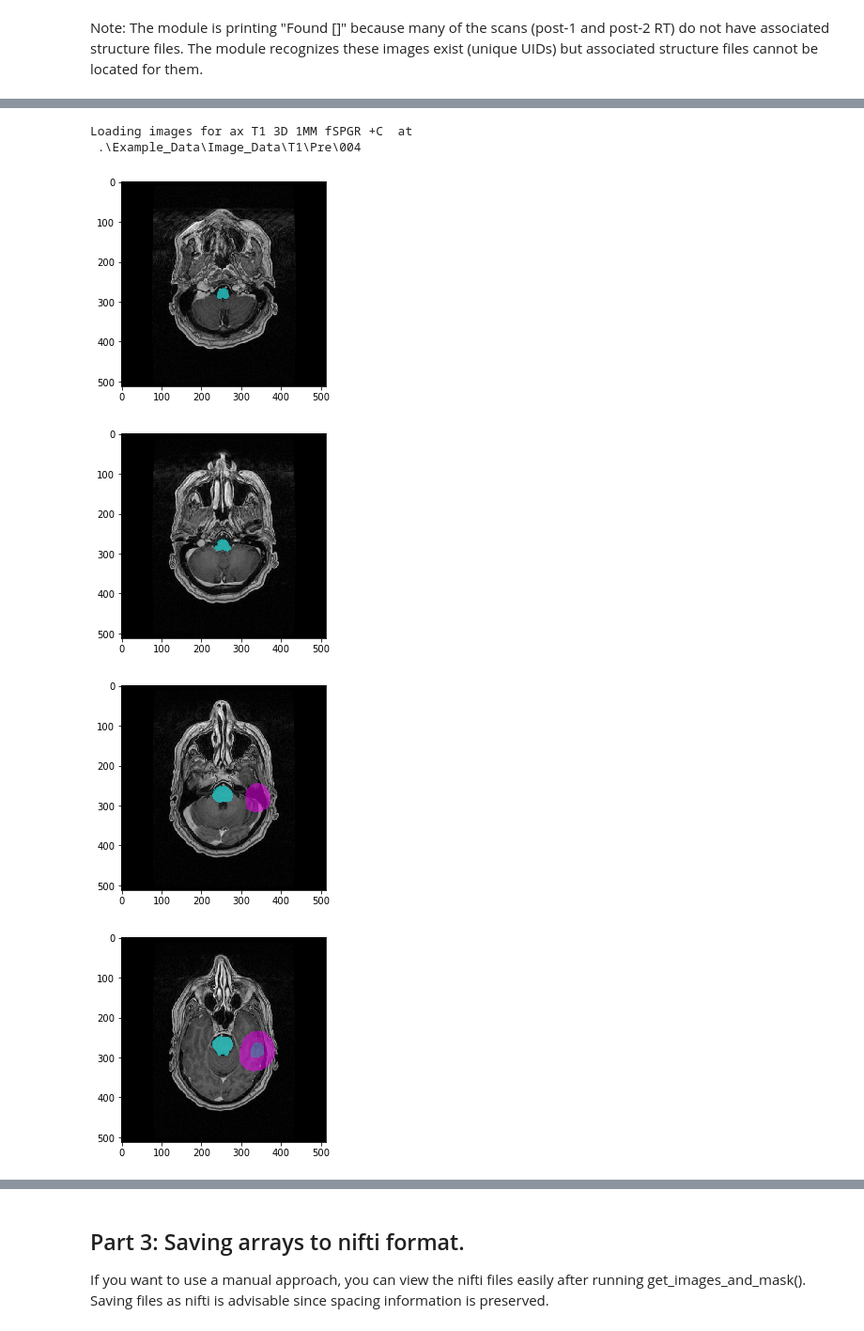
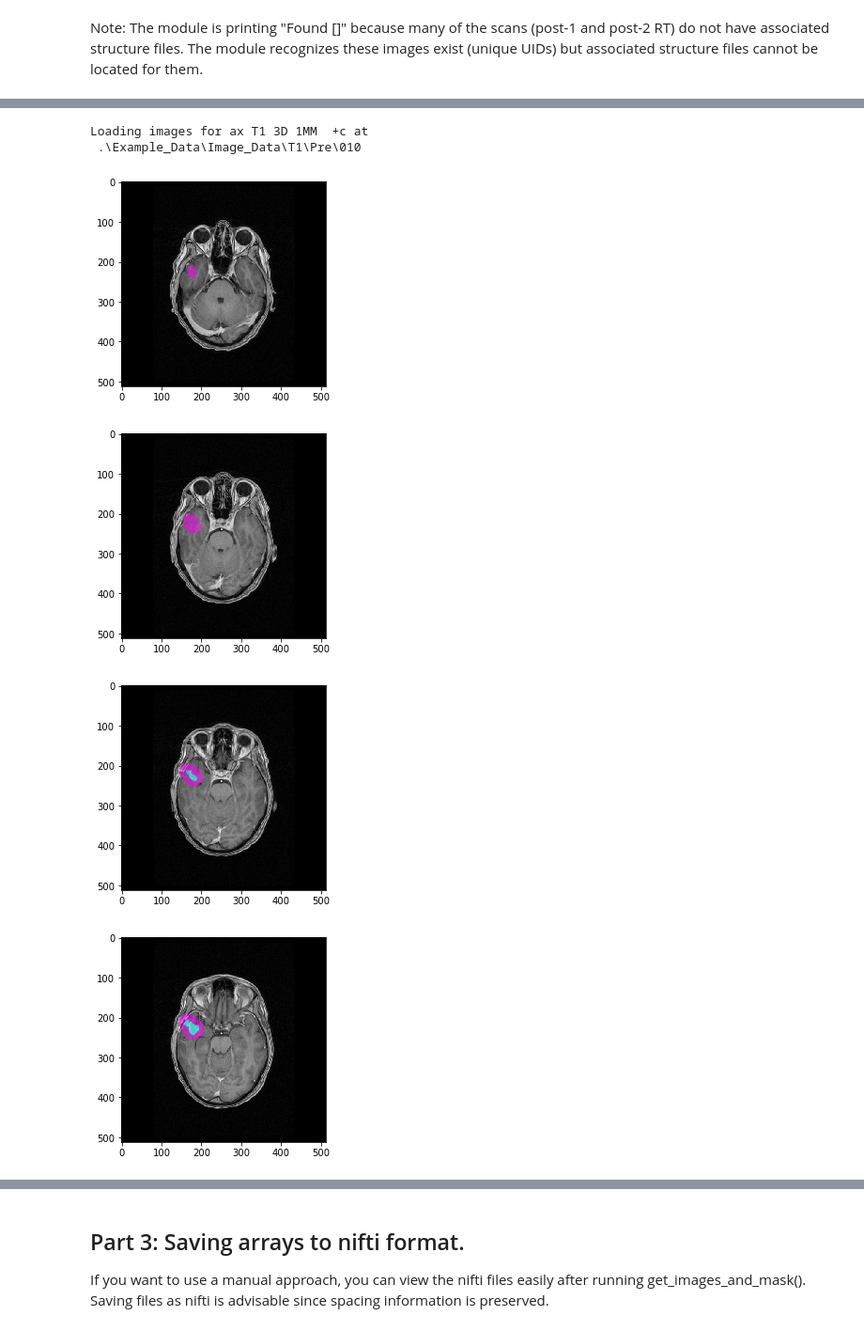
Before and after one commit to brianmanderson/Dicom_RT_and_Images_to_Mask, a Jupyter notebook: Examples/DICOMRTTool_manuscript.ipynb, the cells around one changed output, grey strips where cells are left out. Shown at 94% size. Cells and saved outputs as stored; diff of their text form; code cells hidden in the pictures.

Commit message:
Increased readability and made example more intuitive.

```diff
--- a/Examples/DICOMRTTool_manuscript.ipynb
+++ b/Examples/DICOMRTTool_manuscript.ipynb
@@ -216,6 +211,7 @@ From these ROIs, we will look for 3 in particular that describe the following re
 # %%
-Contour_Names = ['brainstem', 'high_dose', 'tumor']
+Contour_Names = ['tumor', 'high_dose']
 
-associations = {'brainstem1':'brainstem', # just to show an example of how associations works
-               'dose 1000[cgy]': 'high_dose', 'dose 1200[cgy]': 'high_dose', # new high dose ROI
-               'gtvplus2': 'tumor'} # renaming
+associations = {'dose 1000[cgy]': 'high_dose', 'dose 1200[cgy]': 'high_dose', # new high dose ROI through association
+               'exprtfrontrecgbm': 'tumor', 'rtfrontrecgbm': 'tumor', 'expltfrontgbm': 'tumor', # associating gbms to tumor
+                'ltfrontgbm': 'tumor','infrttempgbm': 'tumor', 'rttemprecgbm': 'tumor',
+               'exprttemprecgbm': 'tumor','expltfrparrecgbm': 'tumor', 'ltfrparrecgbm': 'tumor'}
@@ -267,20 +255,20 @@ Index 23, located at .\Example_Data\Image_Data\T2Flair\Pre\012
 # %%
-pt_indx = 3
-Dicom_reader.set_index(pt_indx)  # This index has all the structures, corresponds to pre-RT T1-w image for patient 4
+pt_indx = 9
+Dicom_reader.set_index(pt_indx)  # This index has all the structures, corresponds to pre-RT T1-w image for patient 010
 Dicom_reader.get_images_and_mask()  # Load up the images and mask for the requested index
 # %% [output]
-Loading images for ax T1 3D 1MM fSPGR +C  at
- .\Example_Data\Image_Data\T1\Pre\004
+Loading images for ax T1 3D 1MM  +c at
+ .\Example_Data\Image_Data\T1\Pre\010
 # %%
 image = Dicom_reader.ArrayDicom # image array
 mask = Dicom_reader.mask # mask array
 dicom_sitk_handle = Dicom_reader.dicom_handle # SimpleITK image handle
 mask_sitk_handle = Dicom_reader.annotation_handle # SimpleITK mask handle
 # %%
-n_slices_skip = 10
+n_slices_skip = 4
 display_slices(image, mask, skip = n_slices_skip) # visualize that our segmentations were succesfully convereted
 # %% [output]
-[figure, old version]
+[figure, new version]
-[figure, old version]
+[figure, new version]
-[figure, old version]
+[figure, new version]
-[figure, old version]
+[figure, new version]
```
Also changed, not shown: parts of 26 cells of this notebook.
